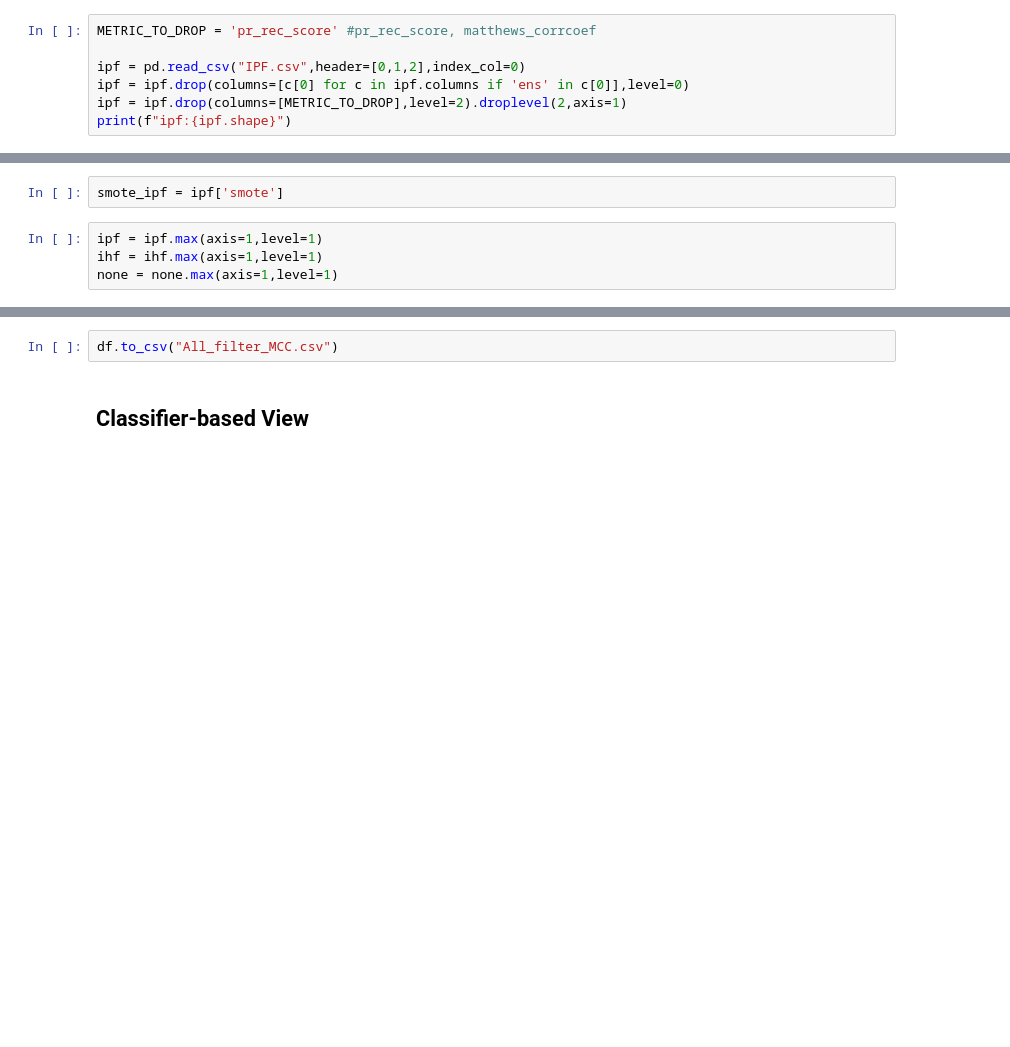
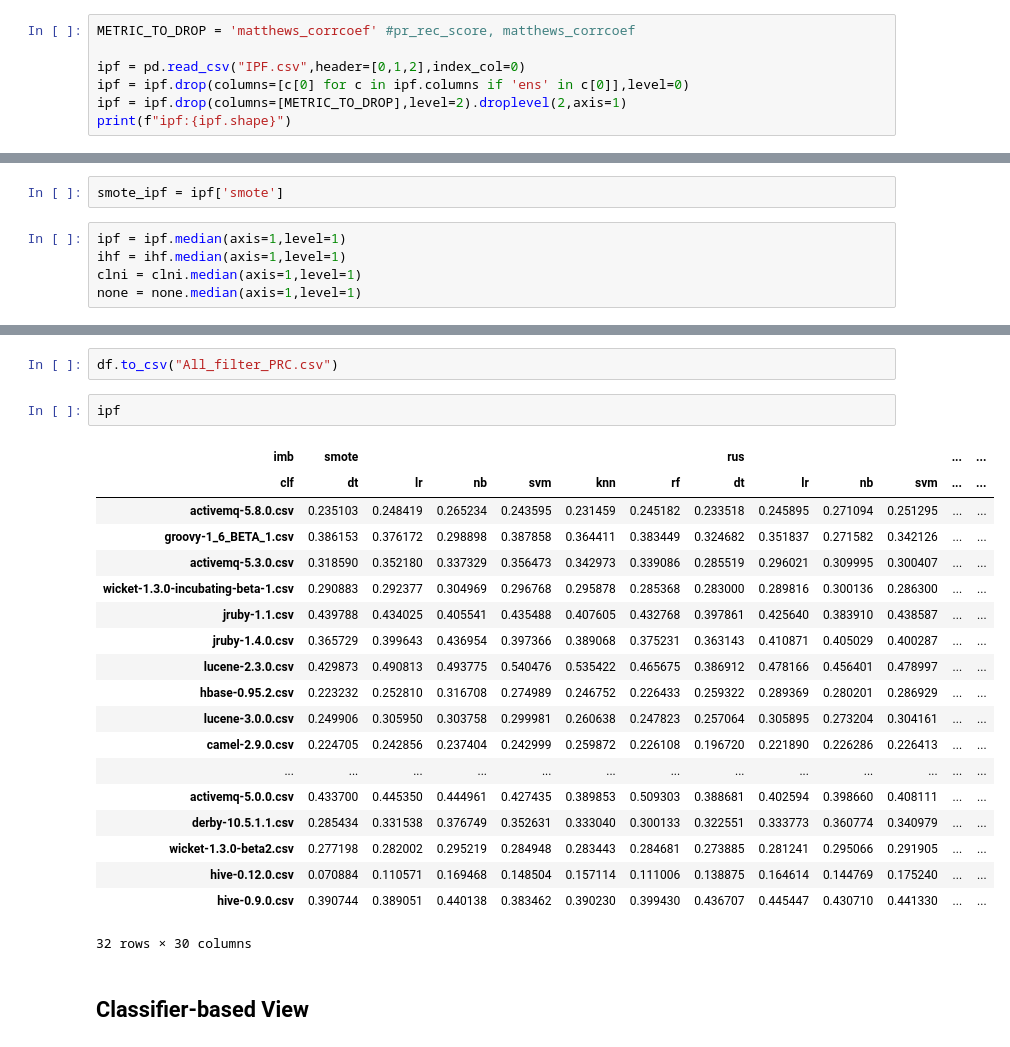
Before and after one commit to Shihab-Shahriar/analytics, a Jupyter notebook: Combine All Filter Results.ipynb, the cells around one changed output, grey strips where cells are left out. Drawn from its saved outputs; the diff is of its cells as text; blank space fills up the shorter version.

Commit message:
CLNI Done, all filters now combined for both metrics

```diff
--- a/Combine All Filter Results.ipynb
+++ b/Combine All Filter Results.ipynb
@@ -5,7 +5,7 @@ from scipy.stats import wilcoxon, friedmanchisquare
 import matplotlib.pyplot as plt
 import seaborn as sns
 # %%
-METRIC_TO_DROP = 'pr_rec_score' #pr_rec_score, matthews_corrcoef
+METRIC_TO_DROP = 'matthews_corrcoef' #pr_rec_score, matthews_corrcoef
 
 ipf = pd.read_csv("IPF.csv",header=[0,1,2],index_col=0)
 ipf = ipf.drop(columns=[c[0] for c in ipf.columns if 'ens' in c[0]],level=0)
@@ -61,8 +61,9 @@ IHThreshold = built3['IHThreshold']
 # %%
 smote_ipf = ipf['smote']
 # %%
-ipf = ipf.max(axis=1,level=1)
-ihf = ihf.max(axis=1,level=1)
-none = none.max(axis=1,level=1)
+ipf = ipf.median(axis=1,level=1)
+ihf = ihf.median(axis=1,level=1)
+clni = clni.median(axis=1,level=1)
+none = none.median(axis=1,level=1)
 # %%
 focused = {'spyder':spyder,'smote_ipf':smote_ipf,'smote_enc':smote_enc}
@@ -97,5 +96,27 @@ df.shape
 # %%
-df.to_csv("All_filter_MCC.csv")
+df.to_csv("All_filter_PRC.csv")
+# %%
+ipf
+# %% [output]
+| imb | smote |  |  |  |  |  | rus |  |  |  | ... | ... |
+| clf | dt | lr | nb | svm | knn | rf | dt | lr | nb | svm | ... | ... |
+| activemq-5.8.0.csv | 0.235103 | 0.248419 | 0.265234 | 0.243595 | 0.231459 | 0.245182 | 0.233518 | 0.245895 | 0.271094 | 0.251295 | ... | ... |
+| groovy-1_6_BETA_1.csv | 0.386153 | 0.376172 | 0.298898 | 0.387858 | 0.364411 | 0.383449 | 0.324682 | 0.351837 | 0.271582 | 0.342126 | ... | ... |
+| activemq-5.3.0.csv | 0.318590 | 0.352180 | 0.337329 | 0.356473 | 0.342973 | 0.339086 | 0.285519 | 0.296021 | 0.309995 | 0.300407 | ... | ... |
+| wicket-1.3.0-incubating-beta-1.csv | 0.290883 | 0.292377 | 0.304969 | 0.296768 | 0.295878 | 0.285368 | 0.283000 | 0.289816 | 0.300136 | 0.286300 | ... | ... |
+| jruby-1.1.csv | 0.439788 | 0.434025 | 0.405541 | 0.435488 | 0.407605 | 0.432768 | 0.397861 | 0.425640 | 0.383910 | 0.438587 | ... | ... |
+| jruby-1.4.0.csv | 0.365729 | 0.399643 | 0.436954 | 0.397366 | 0.389068 | 0.375231 | 0.363143 | 0.410871 | 0.405029 | 0.400287 | ... | ... |
+| lucene-2.3.0.csv | 0.429873 | 0.490813 | 0.493775 | 0.540476 | 0.535422 | 0.465675 | 0.386912 | 0.478166 | 0.456401 | 0.478997 | ... | ... |
+| hbase-0.95.2.csv | 0.223232 | 0.252810 | 0.316708 | 0.274989 | 0.246752 | 0.226433 | 0.259322 | 0.289369 | 0.280201 | 0.286929 | ... | ... |
+| lucene-3.0.0.csv | 0.249906 | 0.305950 | 0.303758 | 0.299981 | 0.260638 | 0.247823 | 0.257064 | 0.305895 | 0.273204 | 0.304161 | ... | ... |
+| camel-2.9.0.csv | 0.224705 | 0.242856 | 0.237404 | 0.242999 | 0.259872 | 0.226108 | 0.196720 | 0.221890 | 0.226286 | 0.226413 | ... | ... |
+| ... | ... | ... | ... | ... | ... | ... | ... | ... | ... | ... | ... | ... |
+| activemq-5.0.0.csv | 0.433700 | 0.445350 | 0.444961 | 0.427435 | 0.389853 | 0.509303 | 0.388681 | 0.402594 | 0.398660 | 0.408111 | ... | ... |
+| derby-10.5.1.1.csv | 0.285434 | 0.331538 | 0.376749 | 0.352631 | 0.333040 | 0.300133 | 0.322551 | 0.333773 | 0.360774 | 0.340979 | ... | ... |
+| wicket-1.3.0-beta2.csv | 0.277198 | 0.282002 | 0.295219 | 0.284948 | 0.283443 | 0.284681 | 0.273885 | 0.281241 | 0.295066 | 0.291905 | ... | ... |
+| hive-0.12.0.csv | 0.070884 | 0.110571 | 0.169468 | 0.148504 | 0.157114 | 0.111006 | 0.138875 | 0.164614 | 0.144769 | 0.175240 | ... | ... |
+| hive-0.9.0.csv | 0.390744 | 0.389051 | 0.440138 | 0.383462 | 0.390230 | 0.399430 | 0.436707 | 0.445447 | 0.430710 | 0.441330 | ... | ... |
+32 rows × 30 columns
 # %% [markdown]
 ## Classifier-based View
 # %%
```
Also changed, not shown: parts of 21 cells of this notebook, 5 other files.
